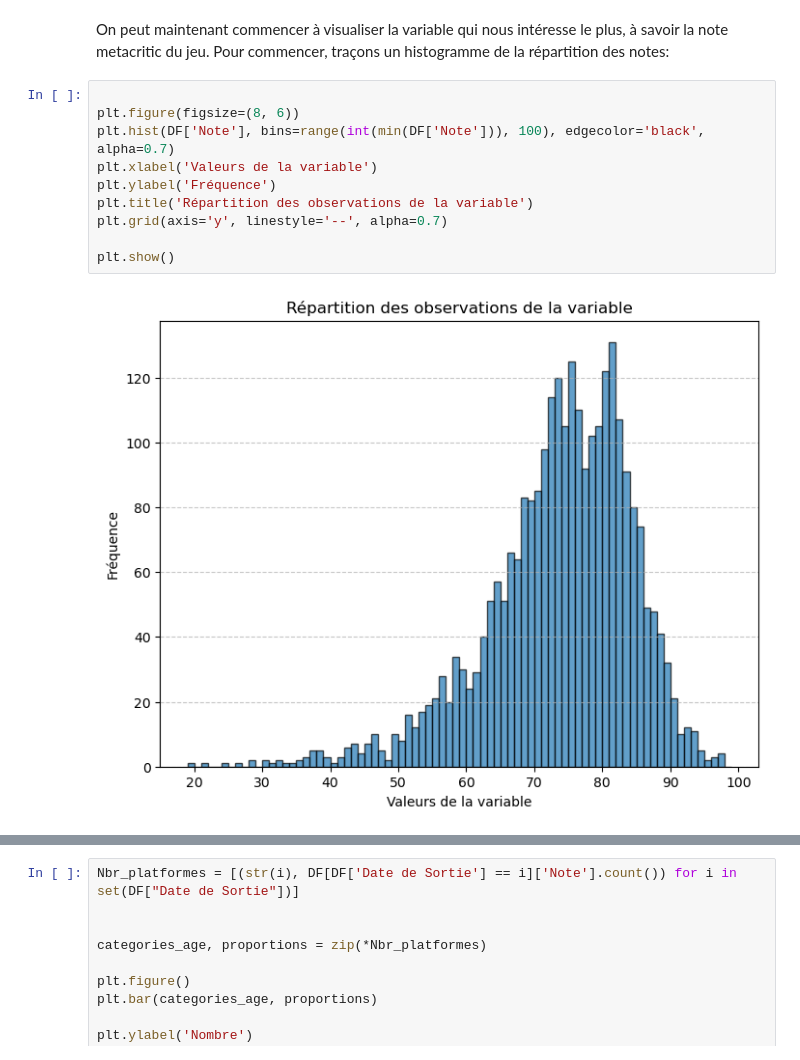
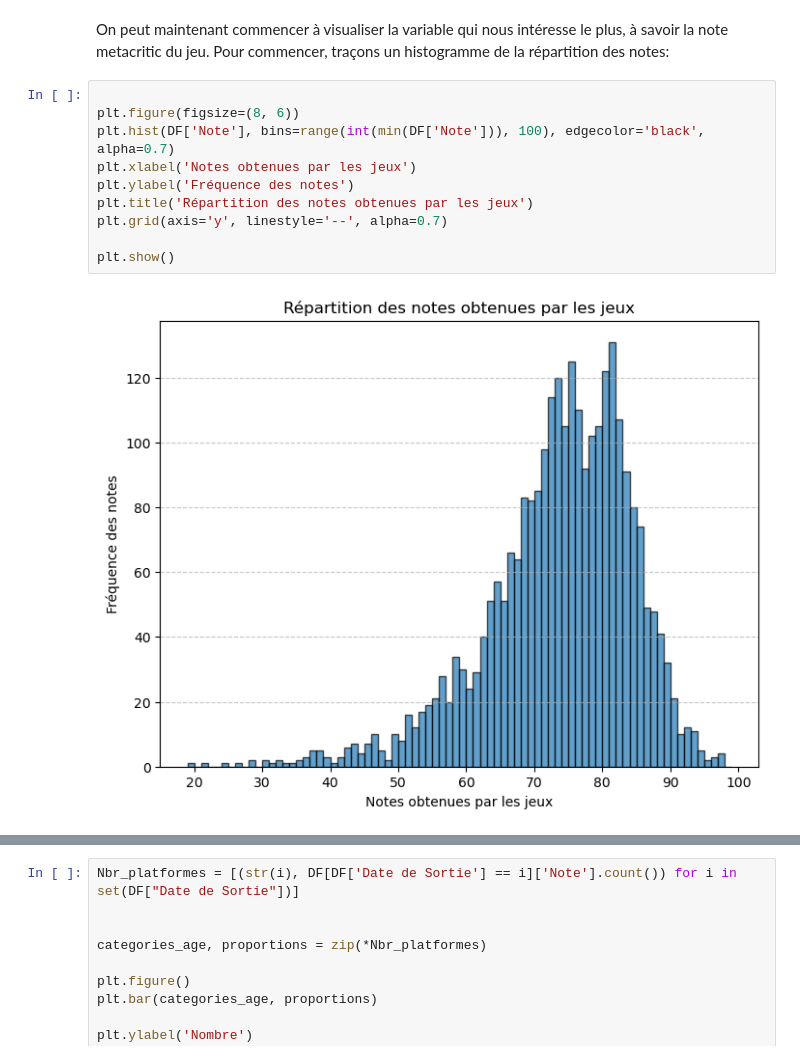
Before and after one commit to PyTomSss/PythonProjects, a Jupyter notebook: Project_Notebook.ipynb, the cells around one changed output, grey strips where cells are left out. Saved outputs shown, nothing was run; the diff lists cells and outputs as text.

```diff
--- a/Project_Notebook.ipynb
+++ b/Project_Notebook.ipynb
@@ -1109,12 +1137,12 @@ On peut maintenant commencer à visualiser la variable qui nous intéresse le pl
 # %%
 
 plt.figure(figsize=(8, 6))
 plt.hist(DF['Note'], bins=range(int(min(DF['Note'])), 100), edgecolor='black', alpha=0.7)
-plt.xlabel('Valeurs de la variable')
-plt.ylabel('Fréquence')
-plt.title('Répartition des observations de la variable')
+plt.xlabel('Notes obtenues par les jeux')
+plt.ylabel('Fréquence des notes')
+plt.title('Répartition des notes obtenues par les jeux')
 plt.grid(axis='y', linestyle='--', alpha=0.7)
 
 plt.show()
 # %% [output]
-[figure, old version]
+[figure, new version]
```
Also changed, not shown: parts of 19 cells of this notebook.
